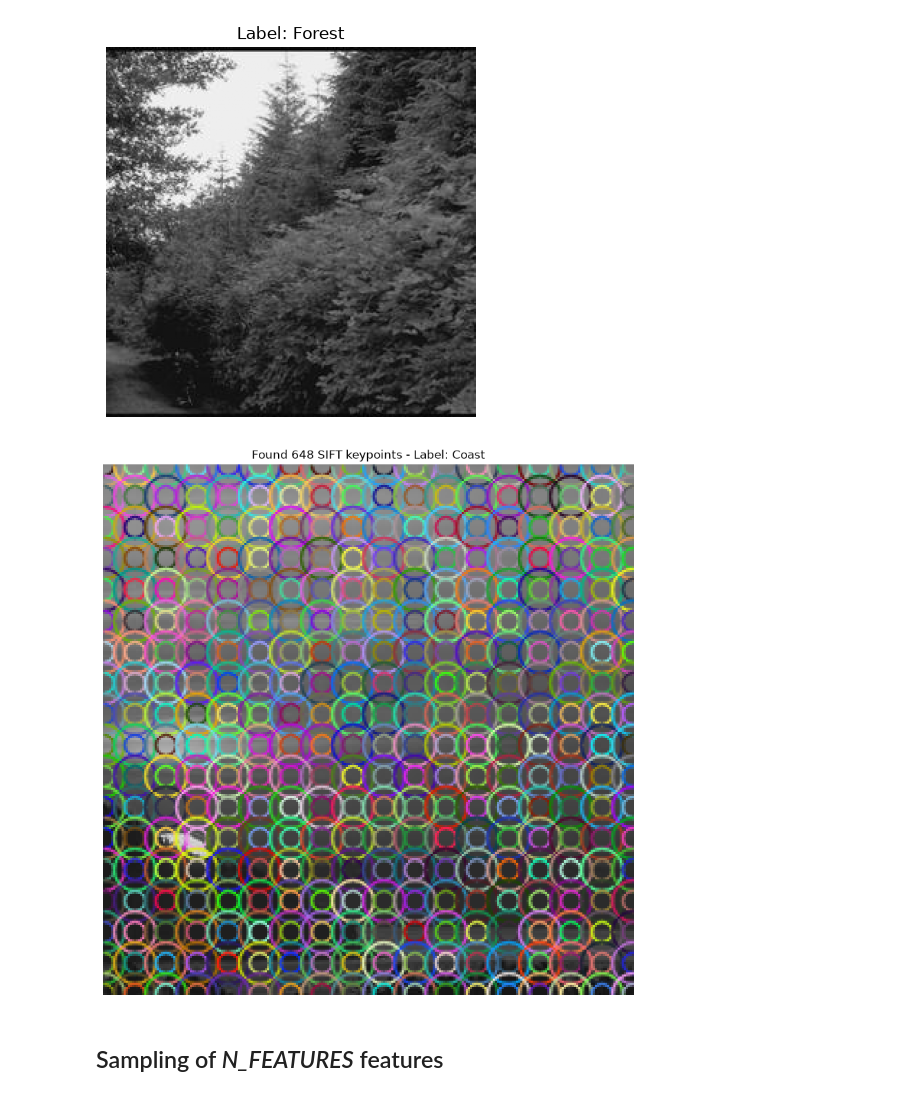
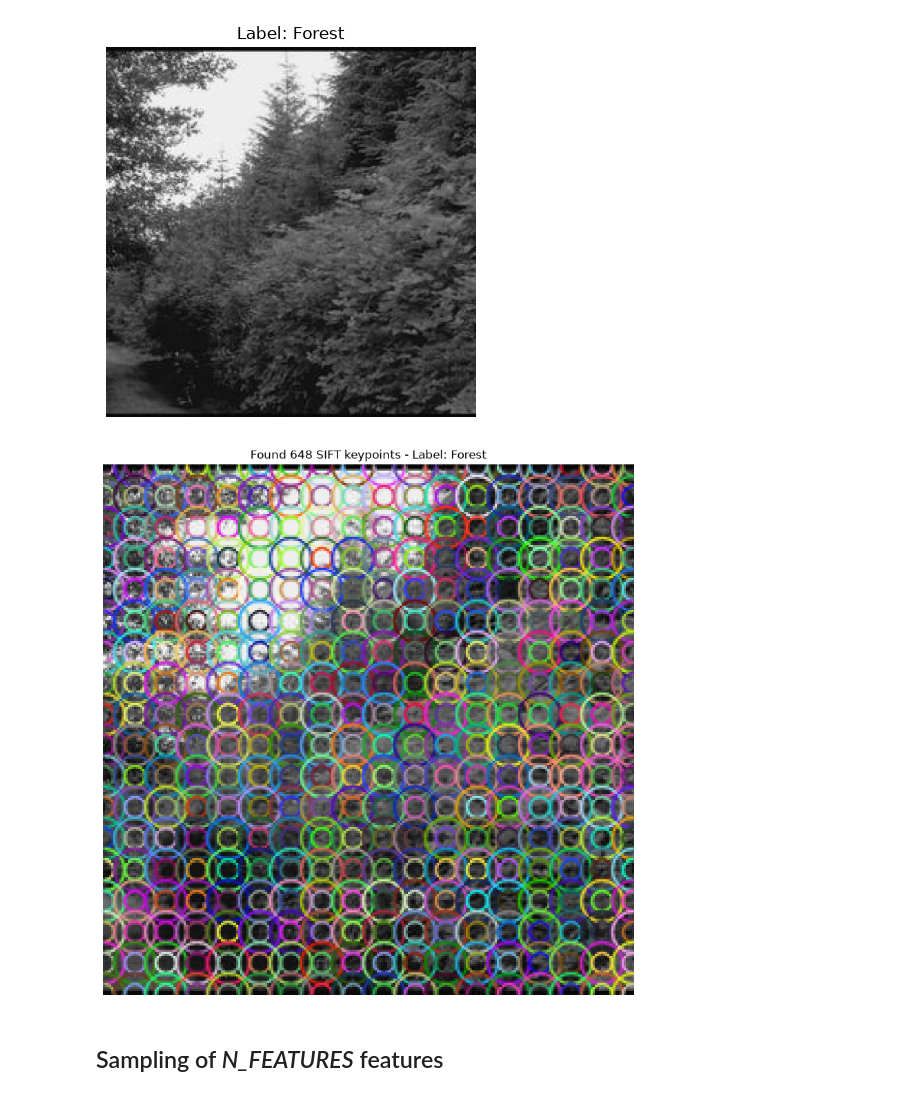
Before and after one commit to RebertoUNI/Computer-vision, a Jupyter notebook: project.ipynb, the cells around one changed output. Cells and saved outputs as stored; diff of their text form; code cells hidden in the pictures.

```diff
--- a/project.ipynb
+++ b/project.ipynb
@@ -119,31 +117,28 @@ plt.show()
 [figure]
 # %%
 # 1. Take the first image of the list
-image_n = 150
+image_n = 208
 
 immagine_test = cv2.imread(train_paths[image_n], cv2.IMREAD_GRAYSCALE)
 
 # 2. Extract keypoints and descriptors only for it
 keypoints_test = all_keypoints[image_n]
 descriptors_test = all_descriptors[image_n]
 
 # 3. Draw keypoints on top of the image
 # The DRAW_RICH_KEYPOINTS option draws circles with size and orientation
 immagine_con_kp = cv2.drawKeypoints(
     immagine_test,
     keypoints_test,
     None,
     flags=cv2.DRAW_MATCHES_FLAGS_DRAW_RICH_KEYPOINTS
 )
 
 # 4. Show the result
-plt.figure(figsize=(10, 10)) # Make a nice big image
-plt.imshow(immagine_con_kp, cmap='gray')
-plt.title(f"Found {len(keypoints_test)} SIFT keypoints - Label: {train_labels[image_n]}")
-plt.axis('off')
-plt.show()
+from utils import plot_image
+plot_image(immagine_con_kp, f"Found {len(keypoints_test)} SIFT keypoints - Label: {train_labels[image_n]}")
 # %% [output]
-[figure, old version]
+[figure, new version]
 # %% [markdown]
 ## Sampling of *N_FEATURES* features
 # %%
```
Also changed, not shown: parts of 12 cells of this notebook, 19 other files.
